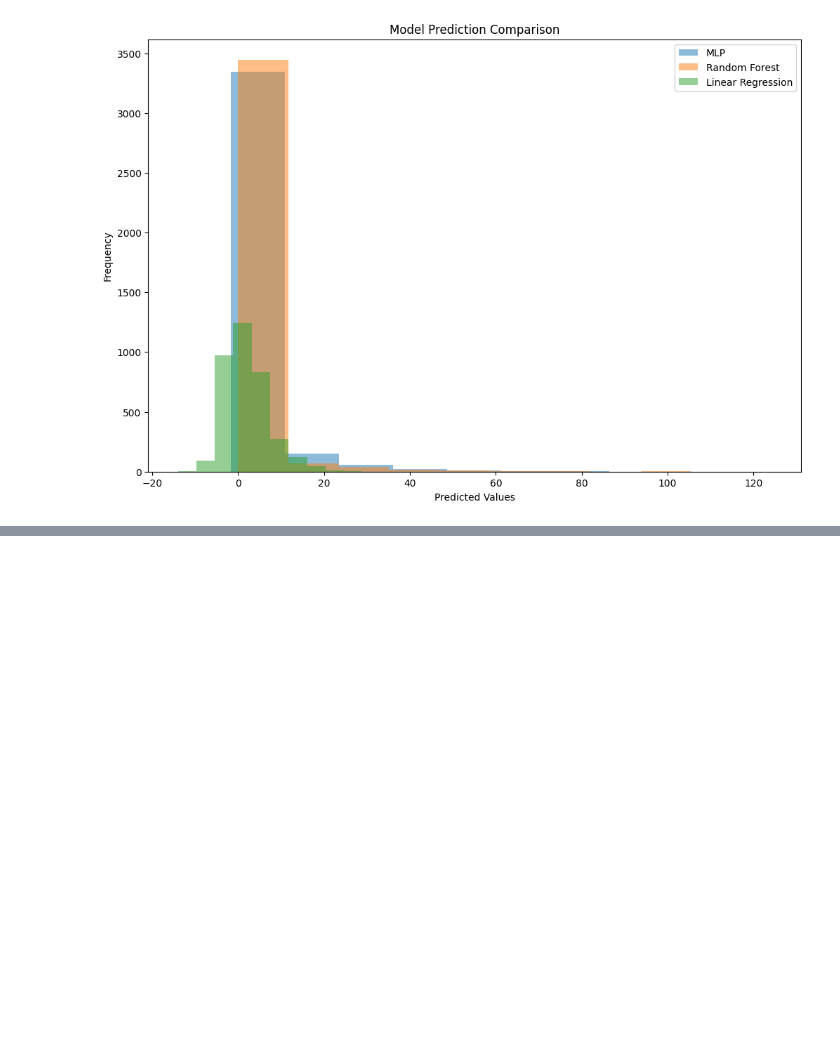
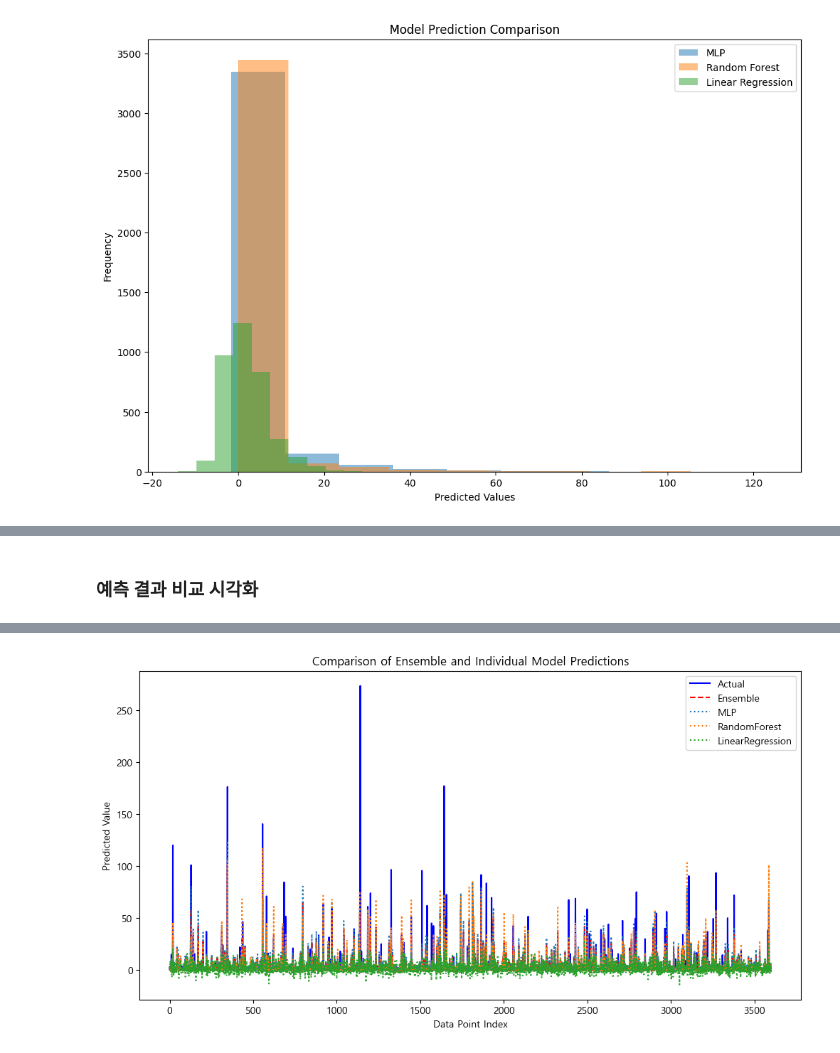
Before and after one commit to wonderfulawsome/Weather-Big-Data-Contest, a Jupyter notebook: angsangbeul.ipynb, the cells around one changed output, grey strips where cells are left out. Drawn from its saved outputs; the diff is of its cells as text; code cells hidden in the pictures; blank space fills up the shorter version.

```diff
--- a/angsangbeul.ipynb
+++ b/angsangbeul.ipynb
@@ -137,0 +164,15 @@ plt.show()
+# %%
+ensemble_model = VotingRegressor(
+    estimators=[
+        ('MLP_model', MLP_model),
+        ('RandomForest', RandomForest),
+        ('LinearRegression', LinearRegression)
+    ],
+    weights=[3, 1, 1]  # 예를 들어 functional_api와 MLP_model에 높은 가중치 부여
+)
+# %%
+# 모델 훈련 및 예측
+ensemble_model.fit(X_train, y_train)
+y_pred = ensemble_model.predict(X_test)
+rmse = mean_squared_error(y_test, y_pred, squared=False)
+print(f'RMSE: {rmse}')
@@ -137,0 +182,32 @@ plt.show()
+# %% [markdown]
+### 예측 결과 비교 시각화
+# %%
+import matplotlib.pyplot as plt
+import seaborn as sns
+
+#한글폰트
+import matplotlib.pyplot as plt
+import matplotlib.font_manager as fm
+
+# 한글 폰트 경로 설정
+font_path = 'C:/Windows/Fonts/malgun.ttf'  # 여기서 'malgun.ttf'는 예시로 사용한 것이며, 실제 한글 폰트 파일로 변경해야 합니다.
+font_name = fm.FontProperties(fname=font_path).get_name()
+plt.rc('font', family=font_name)
+
+
+# 예측 데이터 생성
+y_pred_ensemble = ensemble_model.predict(X_test)
+y_pred_individual = [model.predict(X_test) for model in [ MLP_model, RandomForest, LinearRegression]]
+
+# 실제 값과 예측 값 비교
+plt.figure(figsize=(12, 6))
+plt.plot(y_test.values, label='Actual', color='blue')
+plt.plot(y_pred_ensemble, label='Ensemble', color='red', linestyle='--')
+for i, model in enumerate(['MLP', 'RandomForest', 'LinearRegression']):
+    plt.plot(y_pred_individual[i], label=model, linestyle=':')
+plt.title('Comparison of Ensemble and Individual Model Predictions')
+plt.xlabel('Data Point Index')
+plt.ylabel('Predicted Value')
+plt.legend()
+plt.show()
+# %% [output]
@@ -137,0 +216 @@ plt.show()
+[figure, added]
```
Also changed, not shown: parts of 11 cells of this notebook.
